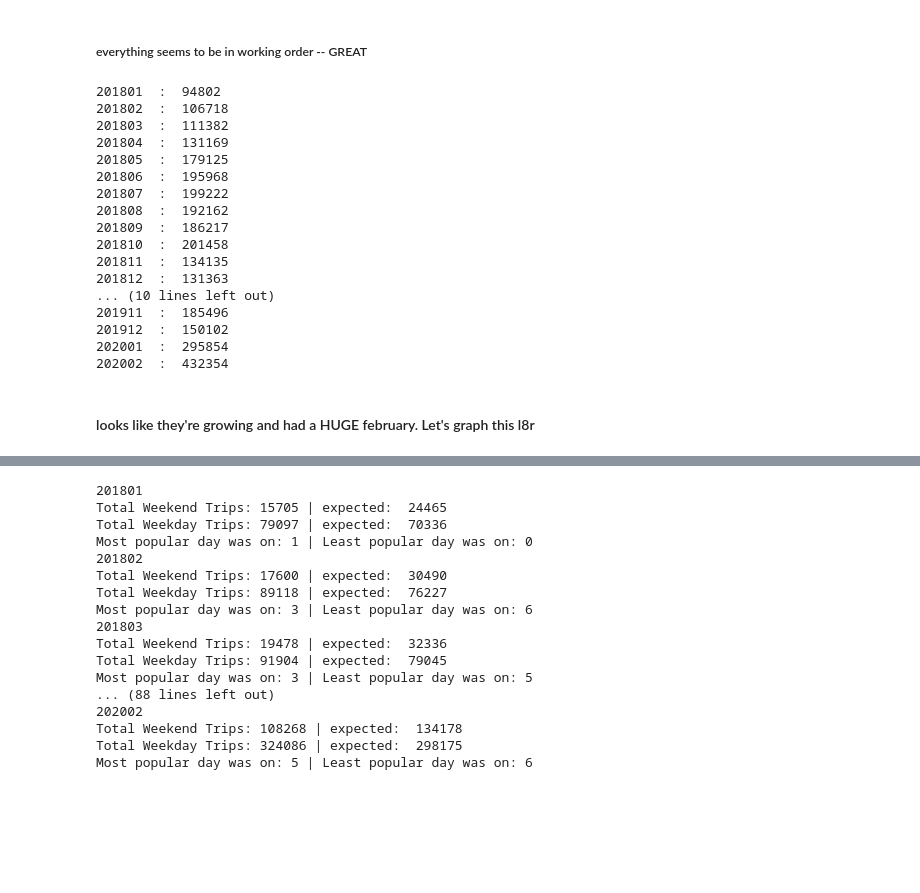
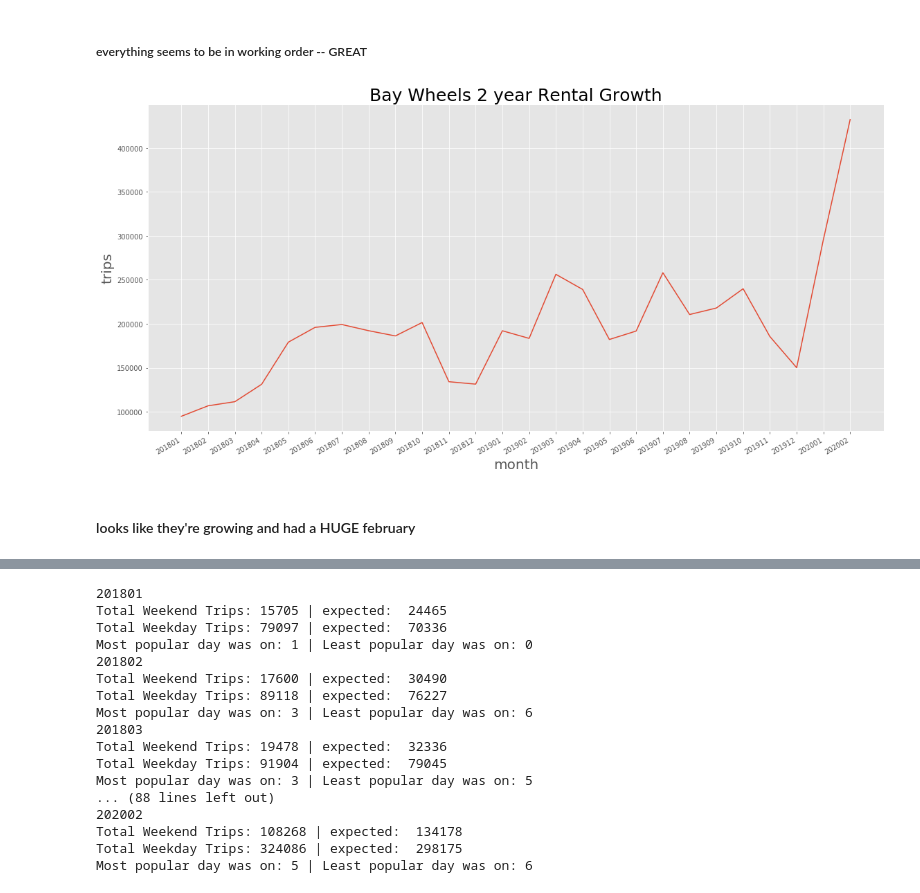
Before and after one commit to isaac-campbell-smith/BayWheels, a Jupyter notebook: Initial Data Exploration.ipynb, the cells around one changed output, grey strips where cells are left out. Cells and saved outputs as stored; diff of their text form; code cells hidden in the pictures; blank space fills up the shorter version.

```diff
--- a/Initial Data Exploration.ipynb
+++ b/Initial Data Exploration.ipynb
@@ -53,24 +54,10 @@ bike_data.do_on_all(check_problem_columns) #Should process and not show anything
 # %% [markdown]
 ##### everything seems to be in working order -- GREAT
 # %%
-bike_data.do_on_all(rentals_per_month)
+bike_trips_per_month = bike_data.do_on_all(rentals_per_month)
-# %% [output]
-201801  :  94802
-201802  :  106718
-201803  :  111382
-201804  :  131169
-201805  :  179125
-201806  :  195968
-201807  :  199222
-201808  :  192162
-201809  :  186217
-201810  :  201458
-201811  :  134135
-201812  :  131363
-... (10 lines left out)
-201911  :  185496
-201912  :  150102
-202001  :  295854
-202002  :  432354
+# %%
+plot_chart(bike_trips_per_month, 'Bay Wheels 2 year Rental Growth', y_name='trips')
+# %% [output]
+[figure, added]
 # %% [markdown]
-#### looks like they're growing and had a HUGE february. Let's graph this l8r
+#### looks like they're growing and had a HUGE february
```
Also changed, not shown: parts of 8 cells of this notebook, 1 other file.
